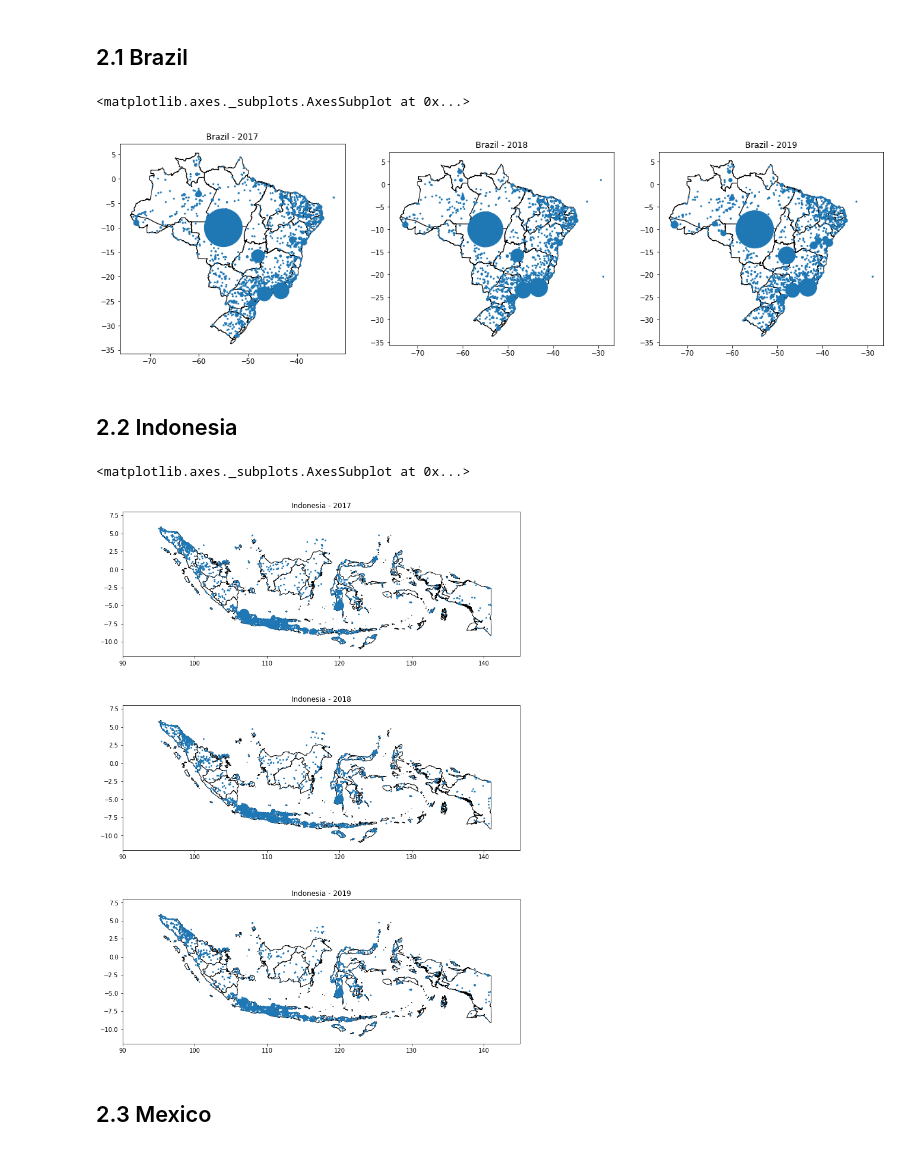
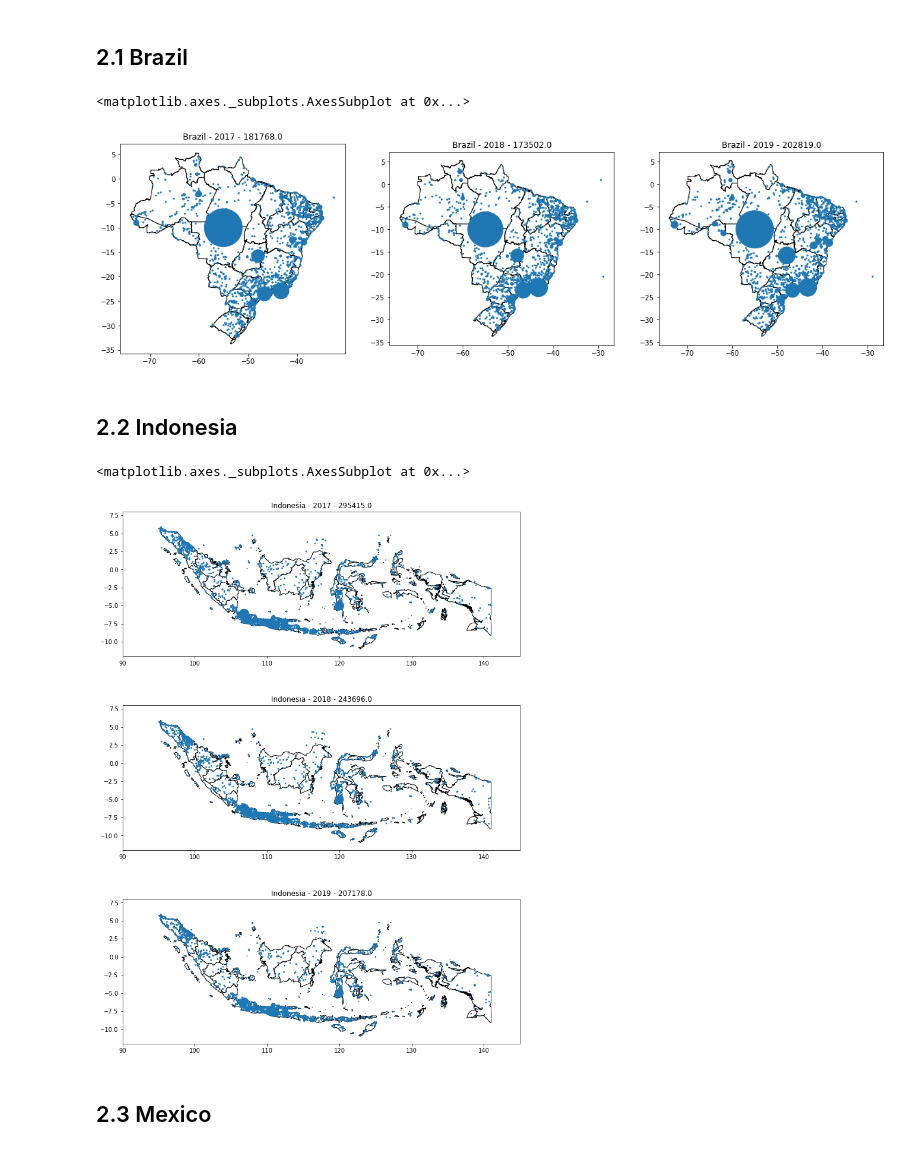
Before and after one commit to wri/environmental-conflict-tracker, a Jupyter notebook: notebooks/1-visualize-gdelt.ipynb, the cells around one changed output. Drawn from its saved outputs; the diff is of its cells as text; code cells hidden in the pictures.

```diff
--- a/notebooks/1-visualize-gdelt.ipynb
+++ b/notebooks/1-visualize-gdelt.ipynb
@@ -54,23 +54,23 @@ def load_year(country: str,
 # %%
 f, (ax1, ax2, ax3) = plt.subplots(ncols = 3, figsize=(20, 12))
 
 brazil, coords = load_year('brazil', 2017)
 ax1 = brazil.plot(color='white', edgecolor='black', ax = ax1)
-ax1.set_title("Brazil - 2017")
+ax1.set_title("Brazil - 2017 - {}".format(str(coords['Type'].sum())))
 coords.plot(ax=ax1, markersize = (3 + coords['Type'] / 30))
 
 brazil, coords = load_year('brazil', 2018)
 ax2 = brazil.plot(color='white', edgecolor='black', ax = ax2)
-ax2.set_title("Brazil - 2018")
+ax2.set_title("Brazil - 2018 - {}".format(str(coords['Type'].sum())))
 coords.plot(ax=ax2, markersize = (3 + coords['Type'] / 30))
 
 brazil, coords = load_year('brazil', 2019)
 ax3 = brazil.plot(color='white', edgecolor='black', ax = ax3)
-ax3.set_title("Brazil - 2019")
+ax3.set_title("Brazil - 2019 - {}".format(str(coords['Type'].sum())))
 coords.plot(ax=ax3, markersize = (3 + coords['Type'] / 30))
 # %% [output]
 <matplotlib.axes._subplots.AxesSubplot at 0x...>
-[figure, old version]
+[figure, new version]
 # %% [markdown]
 ## 2.2 Indonesia
 # %%
@@ -78,27 +78,27 @@ f, (ax1, ax2, ax3) = plt.subplots(nrows = 3, figsize=(12, 17))
 
 indonesia, coords = load_year('indonesia', 2017)
 ax1 = indonesia.plot(color='white', edgecolor='black', ax = ax1)
-ax1.set_title("Indonesia - 2017")
+ax1.set_title("Indonesia - 2017 - {}".format(str(coords['Type'].sum())))
 ax1.set_xlim(90, 145)
 ax1.set_ylim(-12, 8)
 coords.plot(ax=ax1, markersize = (3 + coords['Type'] / 300))
 
 indonesia, coords = load_year('indonesia', 2018)
 ax2 = indonesia.plot(color='white', edgecolor='black', ax = ax2)
-ax2.set_title("Indonesia - 2018")
+ax2.set_title("Indonesia - 2018 - {}".format(str(coords['Type'].sum())))
 ax2.set_xlim(90, 145)
 ax2.set_ylim(-12, 8)
 coords.plot(ax=ax2, markersize = (3 + coords['Type'] / 300))
 
 indonesia, coords = load_year('indonesia', 2019)
 ax3 = indonesia.plot(color='white', edgecolor='black', ax = ax3)
-ax3.set_title("Indonesia - 2019")
+ax3.set_title("Indonesia - 2019 - {}".format(str(coords['Type'].sum())))
 ax3.set_xlim(90, 145)
 ax3.set_ylim(-12, 8)
 coords.plot(ax=ax3, markersize = (3 + coords['Type'] / 300))
 # %% [output]
 <matplotlib.axes._subplots.AxesSubplot at 0x...>
-[figure, old version]
+[figure, new version]
 # %% [markdown]
 ## 2.3 Mexico
 # %%
```
Also changed, not shown: parts of 1 cell of this notebook, 3 other files.
